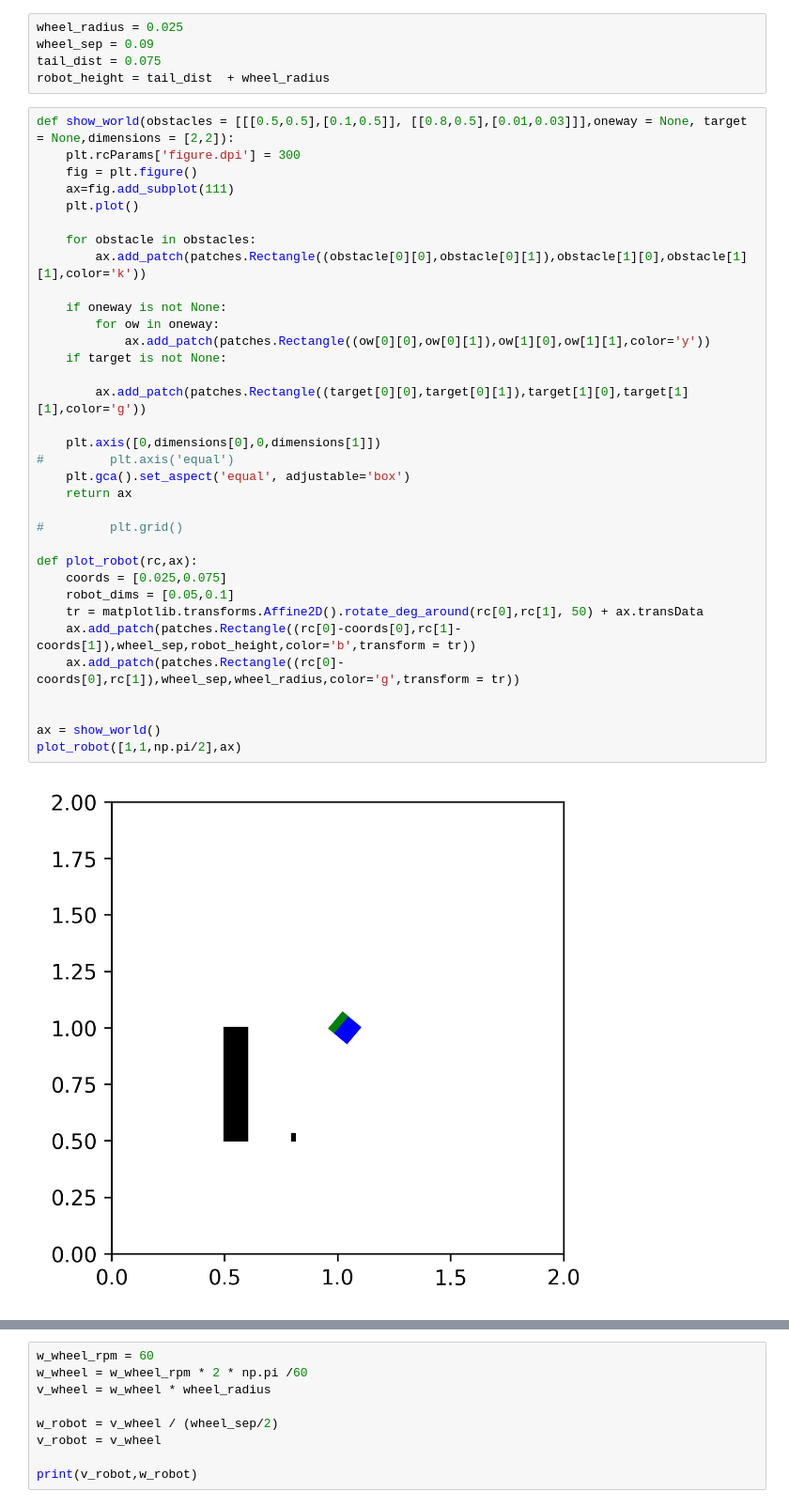
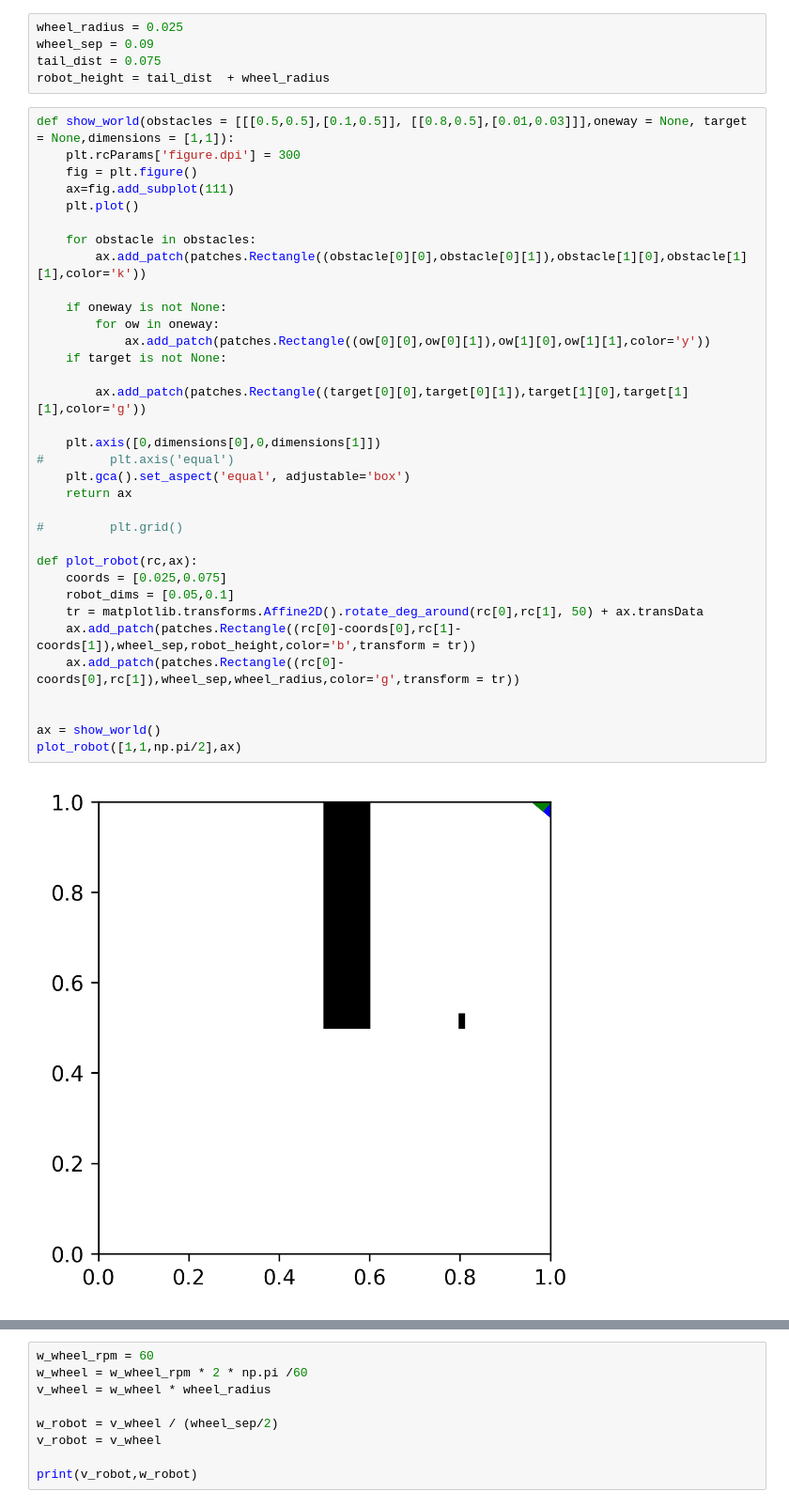
Before and after one commit to samer1248/ECE209AS-Lab2, a Jupyter notebook: project2.ipynb, the cells around one changed output, grey strips where cells are left out. Shown at 94% size. Drawn from its saved outputs; the diff is of its cells as text.

```diff
--- a/project2.ipynb
+++ b/project2.ipynb
@@ -12,41 +12,41 @@ wheel_sep = 0.09
 tail_dist = 0.075
 robot_height = tail_dist  + wheel_radius
 # %%
-def show_world(obstacles = [[[0.5,0.5],[0.1,0.5]], [[0.8,0.5],[0.01,0.03]]],oneway = None, target = None,dimensions = [2,2]):
+def show_world(obstacles = [[[0.5,0.5],[0.1,0.5]], [[0.8,0.5],[0.01,0.03]]],oneway = None, target = None,dimensions = [1,1]):
     plt.rcParams['figure.dpi'] = 300
     fig = plt.figure()
     ax=fig.add_subplot(111)
     plt.plot()
 
     for obstacle in obstacles:
         ax.add_patch(patches.Rectangle((obstacle[0][0],obstacle[0][1]),obstacle[1][0],obstacle[1][1],color='k'))
 
     if oneway is not None:
         for ow in oneway:
             ax.add_patch(patches.Rectangle((ow[0][0],ow[0][1]),ow[1][0],ow[1][1],color='y'))
     if target is not None:
 
         ax.add_patch(patches.Rectangle((target[0][0],target[0][1]),target[1][0],target[1][1],color='g'))
 
     plt.axis([0,dimensions[0],0,dimensions[1]])
 #         plt.axis('equal')
     plt.gca().set_aspect('equal', adjustable='box')
     return ax
 
 #         plt.grid()
 
 def plot_robot(rc,ax):
     coords = [0.025,0.075]
     robot_dims = [0.05,0.1]
     tr = matplotlib.transforms.Affine2D().rotate_deg_around(rc[0],rc[1], 50) + ax.transData
     ax.add_patch(patches.Rectangle((rc[0]-coords[0],rc[1]-coords[1]),wheel_sep,robot_height,color='b',transform = tr))
     ax.add_patch(patches.Rectangle((rc[0]-coords[0],rc[1]),wheel_sep,wheel_radius,color='g',transform = tr))
 
 
 ax = show_world()
 plot_robot([1,1,np.pi/2],ax)
 # %% [output]
-[figure, old version]
+[figure, new version]
 # %%
 def get_angle_diff(a1,a2):
     ang_cw =  (a2 -a1)% (2*np.pi)
```
Also changed, not shown: parts of 16 cells of this notebook, 2 other files.
